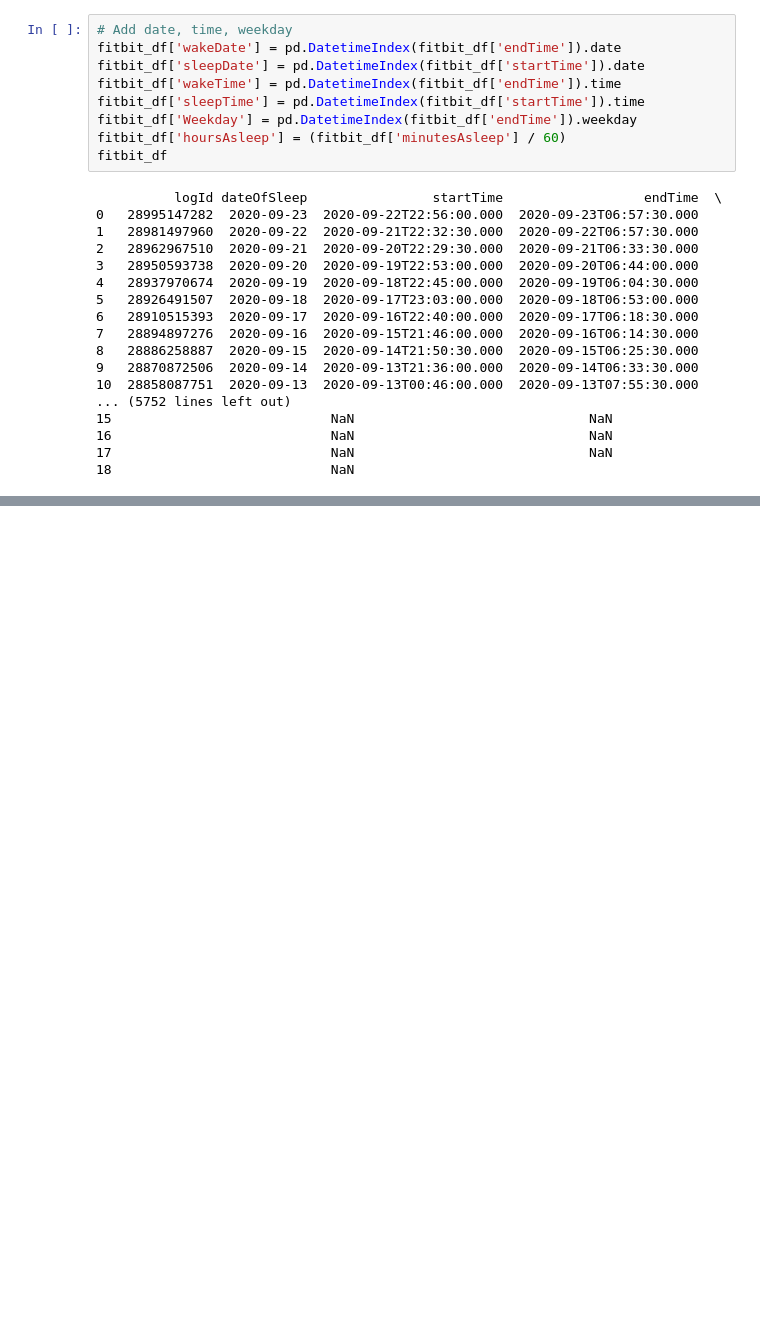
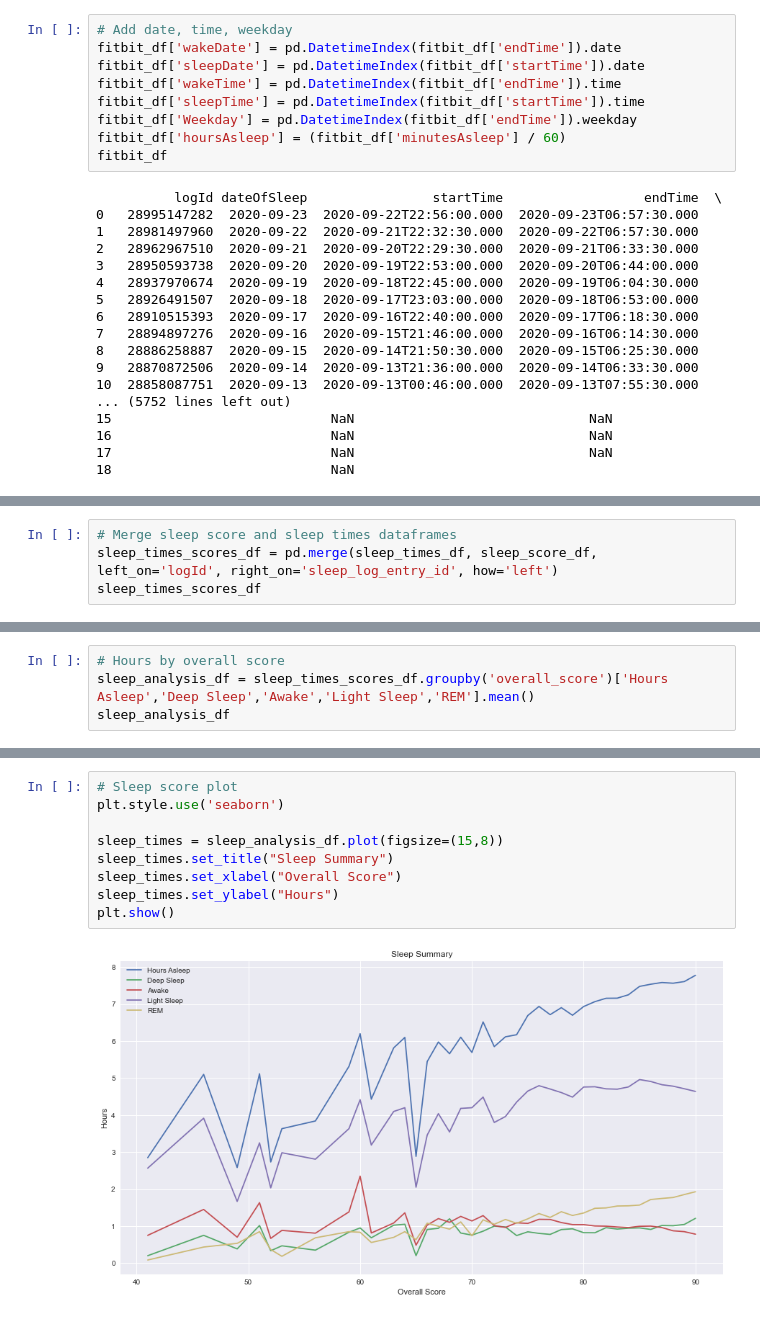
Before and after one commit to bratrudb/Fitbit_data_analysis, a Jupyter notebook: fitbit_analysis-sleep.ipynb, the cells around one changed output, grey strips where cells are left out. Drawn from its saved outputs; the diff is of its cells as text; blank space fills up the shorter version.

```diff
--- a/fitbit_analysis-sleep.ipynb
+++ b/fitbit_analysis-sleep.ipynb
@@ -118,0 +133,4 @@ plt.show()
+# %%
+# Merge sleep score and sleep times dataframes
+sleep_times_scores_df = pd.merge(sleep_times_df, sleep_score_df, left_on='logId', right_on='sleep_log_entry_id', how='left')
+sleep_times_scores_df
@@ -118,0 +155,4 @@ plt.show()
+# %%
+# Hours by overall score
+sleep_analysis_df = sleep_times_scores_df.groupby('overall_score')['Hours Asleep','Deep Sleep','Awake','Light Sleep','REM'].mean()
+sleep_analysis_df
@@ -118,0 +178,11 @@ plt.show()
+# %%
+# Sleep score plot
+plt.style.use('seaborn')
+
+sleep_times = sleep_analysis_df.plot(figsize=(15,8))
+sleep_times.set_title("Sleep Summary")
+sleep_times.set_xlabel("Overall Score")
+sleep_times.set_ylabel("Hours")
+plt.show()
+# %% [output]
+[figure, added]
```
Also changed, not shown: parts of 9 cells of this notebook.
